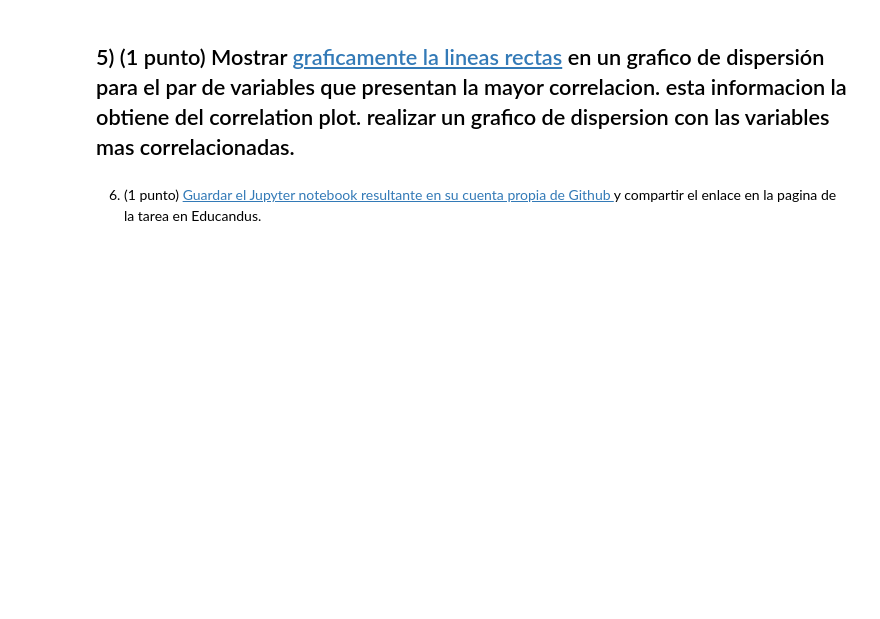
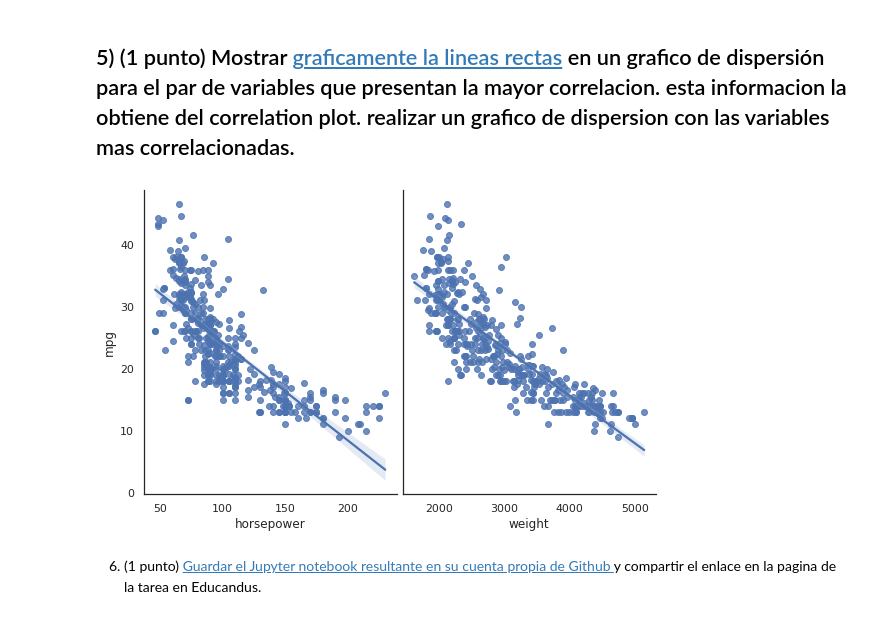
Before and after one commit to VictorSepulveda1994/Minor-Machine-Learning, a Jupyter notebook: S07-Linear-Models/Tarea_regresion_lineal.ipynb, the cells around one changed output. Drawn from its saved outputs; the diff is of its cells as text; code cells hidden in the pictures; blank space fills up the shorter version.

```diff
--- a/S07-Linear-Models/Tarea_regresion_lineal.ipynb
+++ b/S07-Linear-Models/Tarea_regresion_lineal.ipynb
@@ -237,5 +237,10 @@ pd.concat([performance_train_mpg,performance_test_mpg])
 | 3 | MAE | 3.441232 | test |
 # %% [markdown]
 ## 5) (1 punto) Mostrar [graficamente la lineas rectas](https://seaborn.pydata.org/tutorial/regression.html) en un grafico de dispersión para el par de variables que presentan la mayor correlacion. esta informacion la obtiene del correlation plot. realizar un grafico de dispersion con las variables mas correlacionadas.
+# %%
+sns.pairplot(mpg, x_vars=["horsepower", "weight"], y_vars=["mpg"],
+             height=5, aspect=.8, kind="reg");
+# %% [output]
+[figure, added]
 # %% [markdown]
 6) (1 punto) [Guardar el Jupyter notebook resultante en su cuenta propia de Github ](https://bebi103a.github.io/lessons/02/git_with_colab.html) y compartir el enlace en la pagina de la tarea en Educandus.
```
